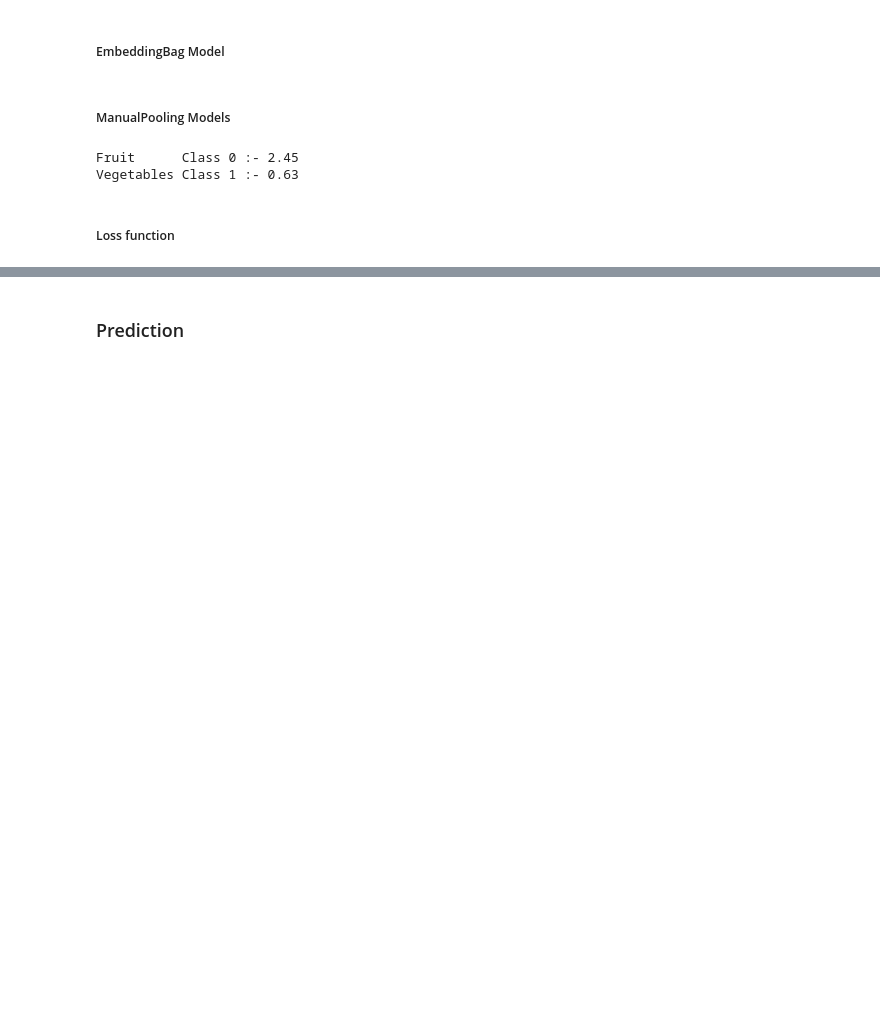
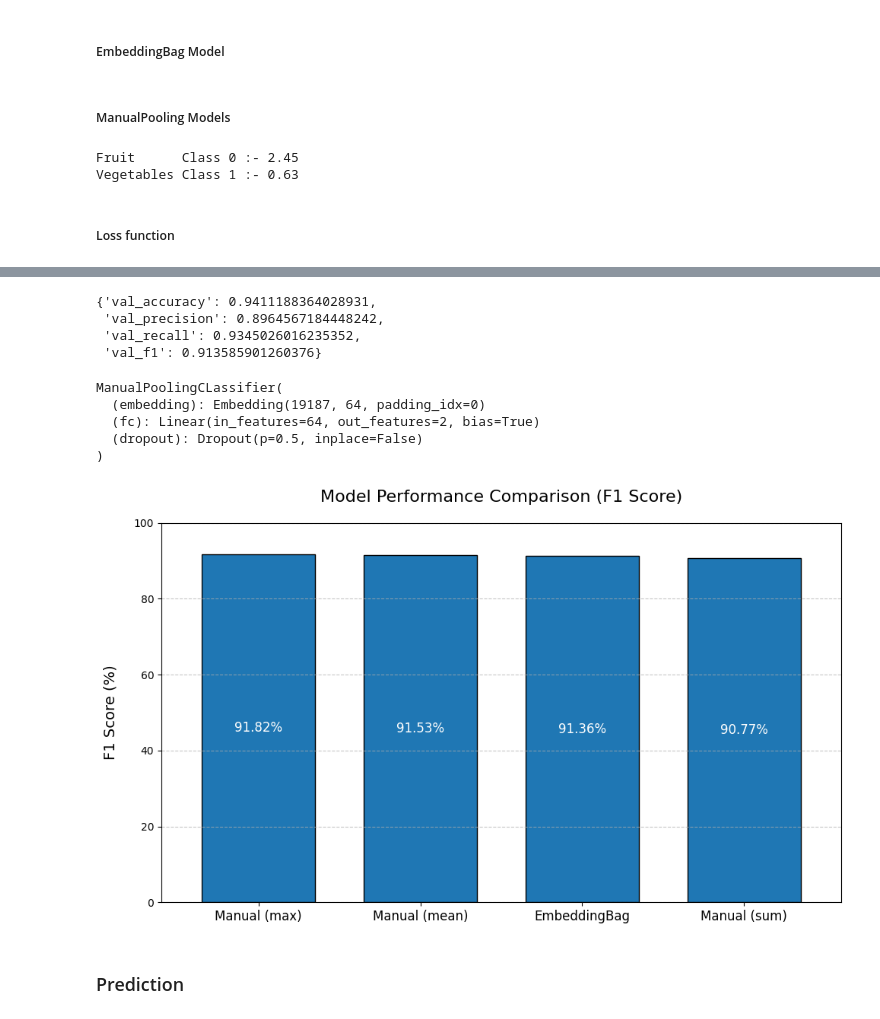
Before and after one commit to anand-menat/data-science-journey, a Jupyter notebook: Module_03_Deep_Learning/PyTorch/2. PyTorch Techniques and Ecosystem Tools/RNN/Ch_18_Text_Classifications.ipynb, the cells around one changed output, grey strips where cells are left out. Drawn from its saved outputs; the diff is of its cells as text; code cells hidden in the pictures; blank space fills up the shorter version.

```diff
--- a/Module_03_Deep_Learning/PyTorch/2. PyTorch Techniques and Ecosystem Tools/RNN/Ch_18_Text_Classifications.ipynb
+++ b/Module_03_Deep_Learning/PyTorch/2. PyTorch Techniques and Ecosystem Tools/RNN/Ch_18_Text_Classifications.ipynb
@@ -453,3 +454,26 @@ results_df
+# %%
+results_embag
+# %% [output]
+{'val_accuracy': 0.9411188364028931,
+ 'val_precision': 0.8964567184448242,
+ 'val_recall': 0.9345026016235352,
+ 'val_f1': 0.913585901260376}
+# %%
+all_trained_data = {
+    "EmbeddingBag": (trained_embag,results_embag),
+    "Manual (mean)":(trained_mean,results_mean),
+    "Manual (max)":(trained_max,results_max),
+    "Manual (sum)":(trained_sum,results_sum)
+}
+# %%
+plot_and_select_best_model(all_trained_data)
+# %% [output]
+ManualPoolingCLassifier(
+  (embedding): Embedding(19187, 64, padding_idx=0)
+  (fc): Linear(in_features=64, out_features=2, bias=True)
+  (dropout): Dropout(p=0.5, inplace=False)
+)
+[figure, added]
 # %% [markdown]
 ### Prediction
 # %%
```
Also changed, not shown: parts of 8 cells of this notebook, 1 other file.
